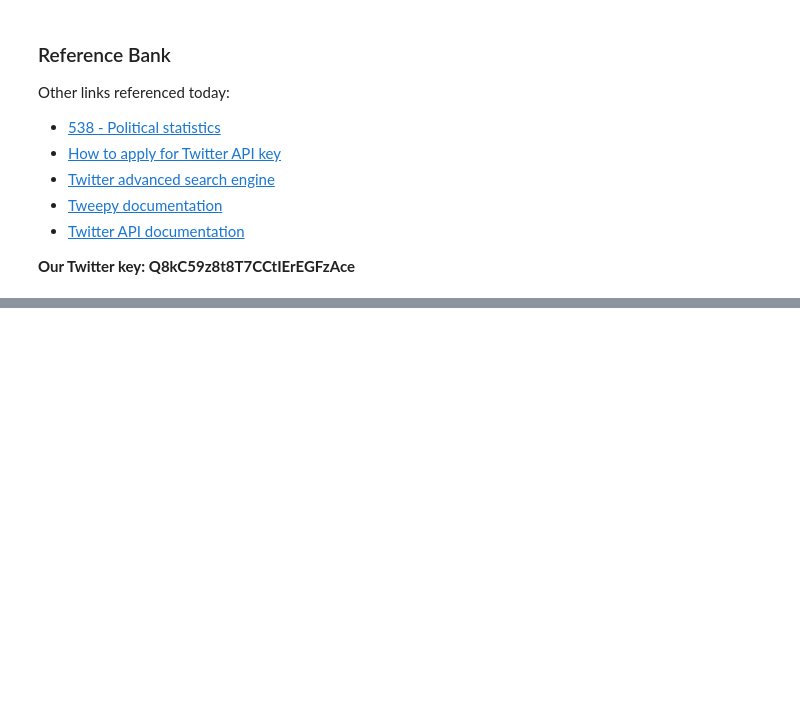
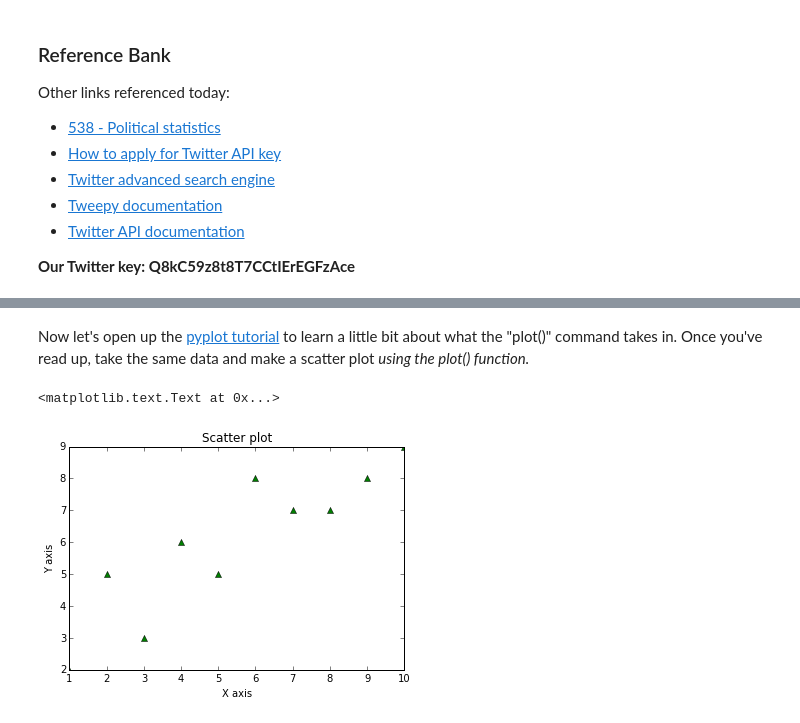
Before and after one commit to dlab-berkeley/python-berkeley, a Jupyter notebook: notebooks/project_3.ipynb, the cells around one changed output, grey strips where cells are left out. Drawn from its saved outputs; the diff is of its cells as text; code cells hidden in the pictures; blank space fills up the shorter version.

```diff
--- a/notebooks/project_3.ipynb
+++ b/notebooks/project_3.ipynb
@@ -59,0 +156,11 @@ RT @5hofgomez: HILLARY. FOR. PRESIDENT.
+# %% [markdown]
+Now let's open up the [pyplot tutorial](http://matplotlib.org/users/pyplot_tutorial.html) to learn a little bit about what the "plot()" command takes in. Once you've read up, take the same data and make a scatter plot *using the plot() function.*
+# %%
+# A scatter plot with the above data
+plt.plot(x, y, "g^")
+plt.title("Scatter plot")
+plt.xlabel("X axis")
+plt.ylabel("Y axis")
+# %% [output]
+<matplotlib.text.Text at 0x...>
+[figure, added]
```
Also changed, not shown: parts of 47 cells of this notebook, 10 other files.
